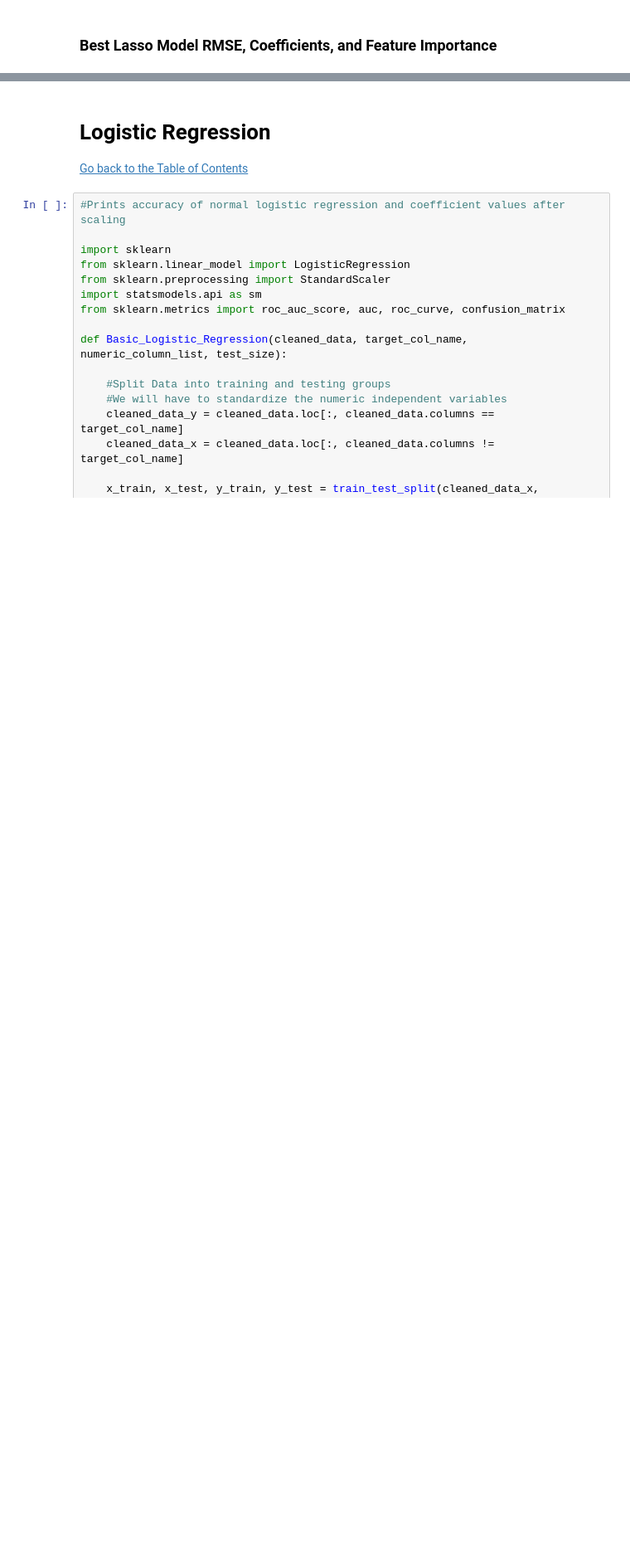
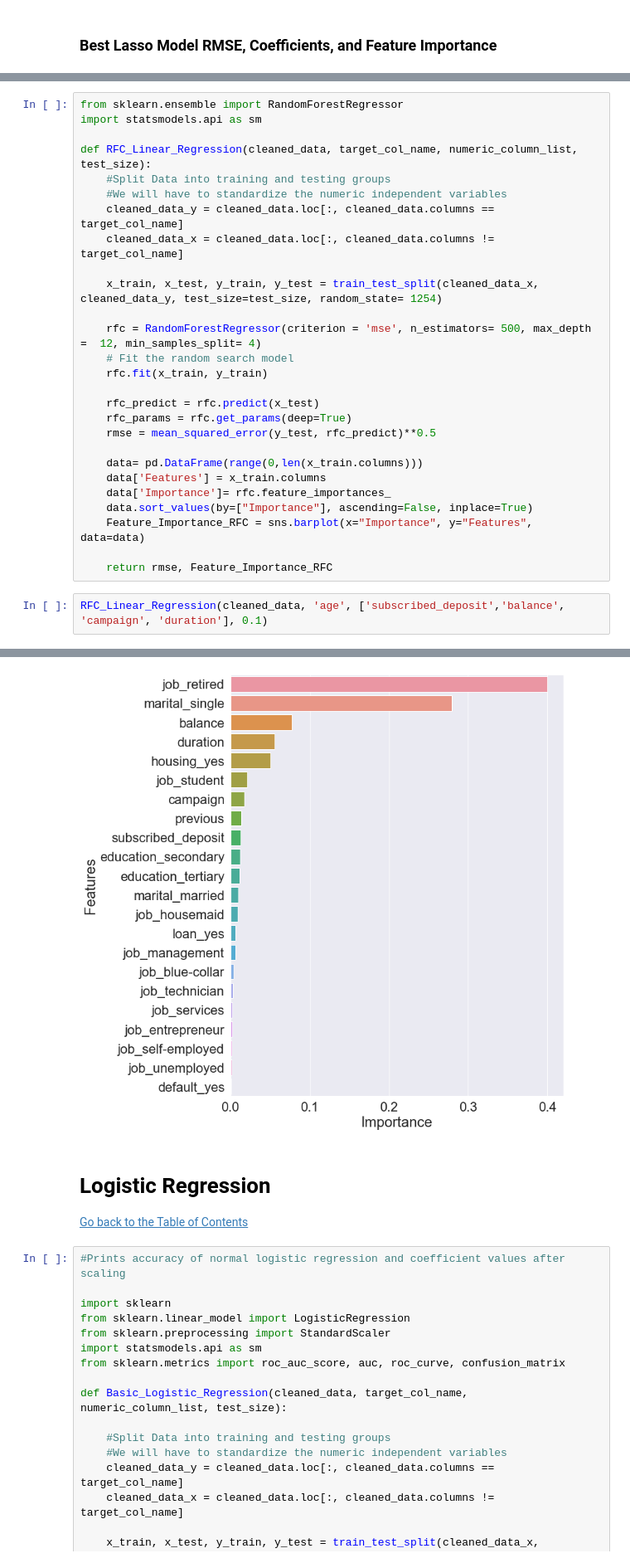
Before and after one commit to TimMango/Python_Encyclopedia, a Jupyter notebook: Modeling_Functions.ipynb, the cells around one changed output, grey strips where cells are left out. Shown at 83% size. Cells and saved outputs as stored; diff of their text form; blank space fills up the shorter version.

```diff
--- a/Modeling_Functions.ipynb
+++ b/Modeling_Functions.ipynb
@@ -367,0 +374,30 @@ strong multicollinearity or other numerical problems.
+# %%
+from sklearn.ensemble import RandomForestRegressor
+import statsmodels.api as sm
+
+def RFC_Linear_Regression(cleaned_data, target_col_name, numeric_column_list, test_size):
+    #Split Data into training and testing groups
+    #We will have to standardize the numeric independent variables
+    cleaned_data_y = cleaned_data.loc[:, cleaned_data.columns == target_col_name]
+    cleaned_data_x = cleaned_data.loc[:, cleaned_data.columns != target_col_name]
+
+    x_train, x_test, y_train, y_test = train_test_split(cleaned_data_x, cleaned_data_y, test_size=test_size, random_state= 1254)
+
+    rfc = RandomForestRegressor(criterion = 'mse', n_estimators= 500, max_depth =  12, min_samples_split= 4)
+    # Fit the random search model
+    rfc.fit(x_train, y_train)
+
+    rfc_predict = rfc.predict(x_test)
+    rfc_params = rfc.get_params(deep=True)
+    rmse = mean_squared_error(y_test, rfc_predict)**0.5
+
+    data= pd.DataFrame(range(0,len(x_train.columns)))
+    data['Features'] = x_train.columns
+    data['Importance']= rfc.feature_importances_
+    data.sort_values(by=["Importance"], ascending=False, inplace=True)
+    Feature_Importance_RFC = sns.barplot(x="Importance", y="Features", data=data)
+
+    return rmse, Feature_Importance_RFC
+# %%
+RFC_Linear_Regression(cleaned_data, 'age', ['subscribed_deposit','balance', 'campaign', 'duration'], 0.1)
+# %% [output]
@@ -368,3 +405,4 @@ strong multicollinearity or other numerical problems.
+[figure, added]
 # %% [markdown]
 # Logistic Regression
 [Go back to the Table of Contents](#Contents)
```
Also changed, not shown: parts of 25 cells of this notebook, 7 other files.
